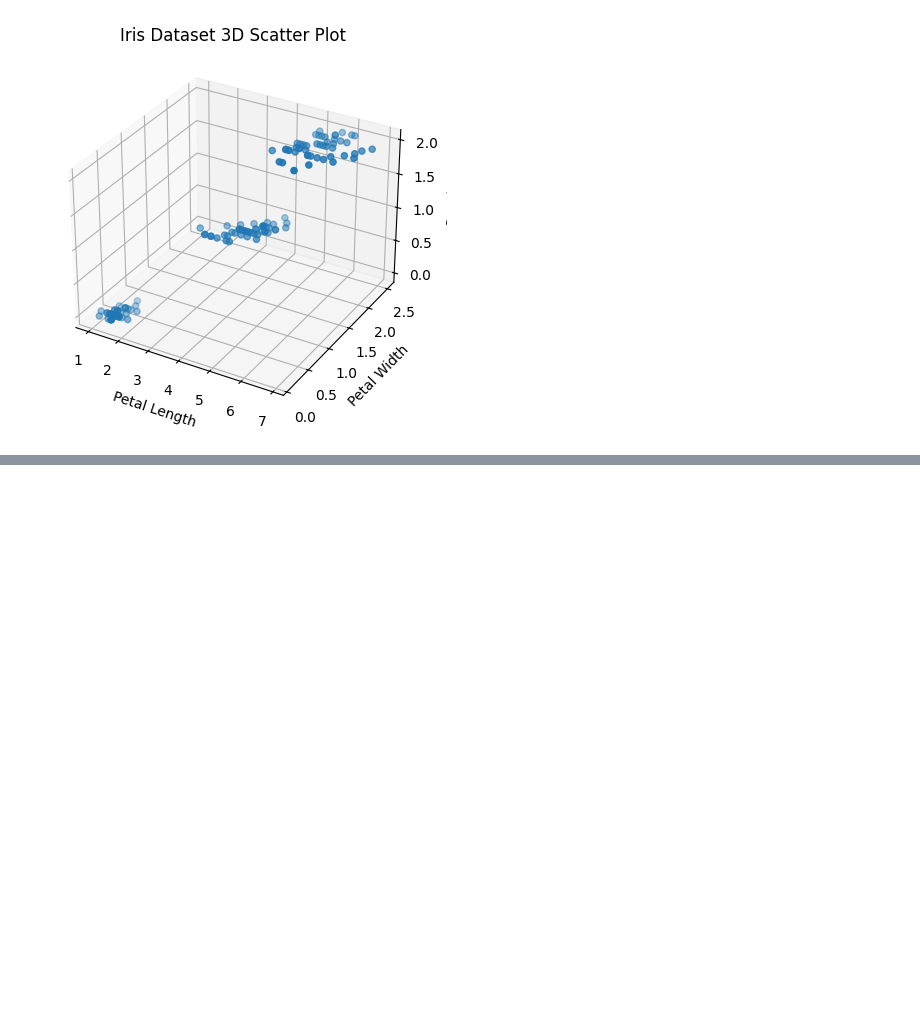
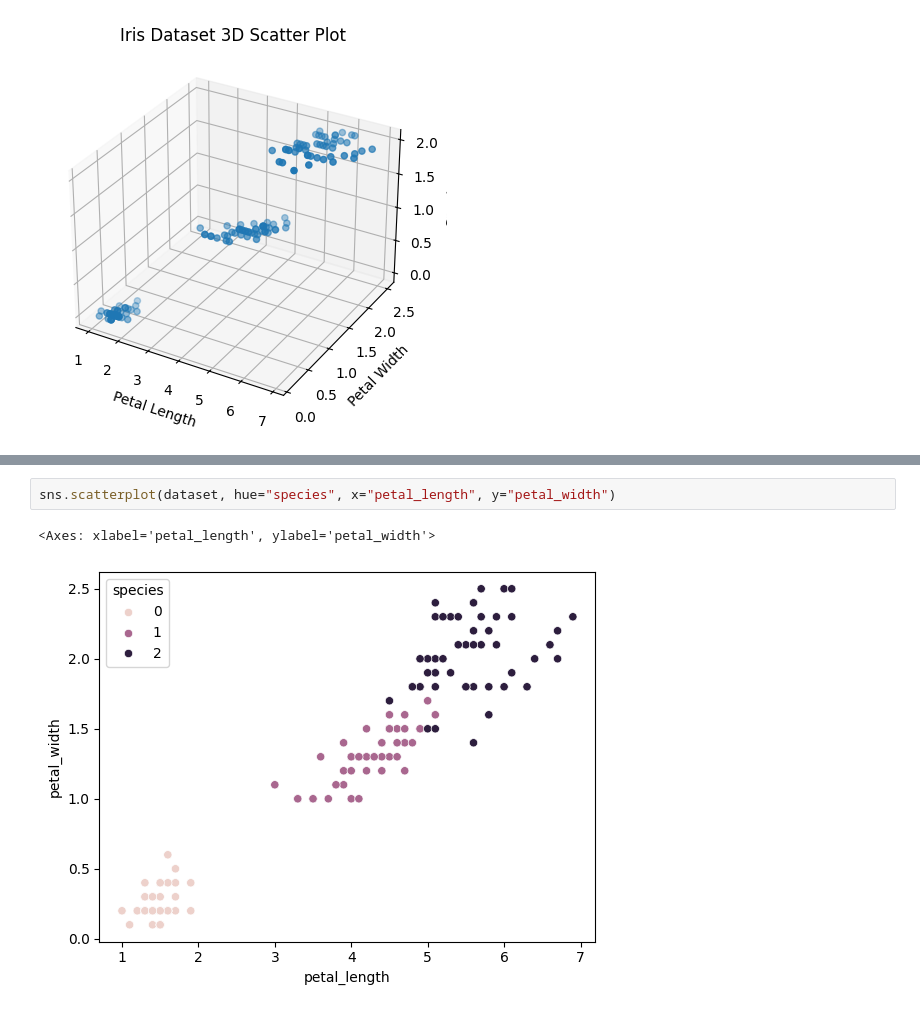
Before and after one commit to Sumit-Agnihotri/IRIS_FLOWER_CLASSIFICATION, a Jupyter notebook: Iris Flower Classification.ipynb, the cells around one changed output, grey strips where cells are left out. Drawn from its saved outputs; the diff is of its cells as text; blank space fills up the shorter version.

```diff
--- a/Iris Flower Classification.ipynb
+++ b/Iris Flower Classification.ipynb
@@ -66,0 +84,5 @@ plt.show()
+# %%
+sns.scatterplot(dataset, hue="species", x="petal_length", y="petal_width")
+# %% [output]
+<Axes: xlabel='petal_length', ylabel='petal_width'>
+[figure, added]
```
Also changed, not shown: parts of 8 cells of this notebook.
